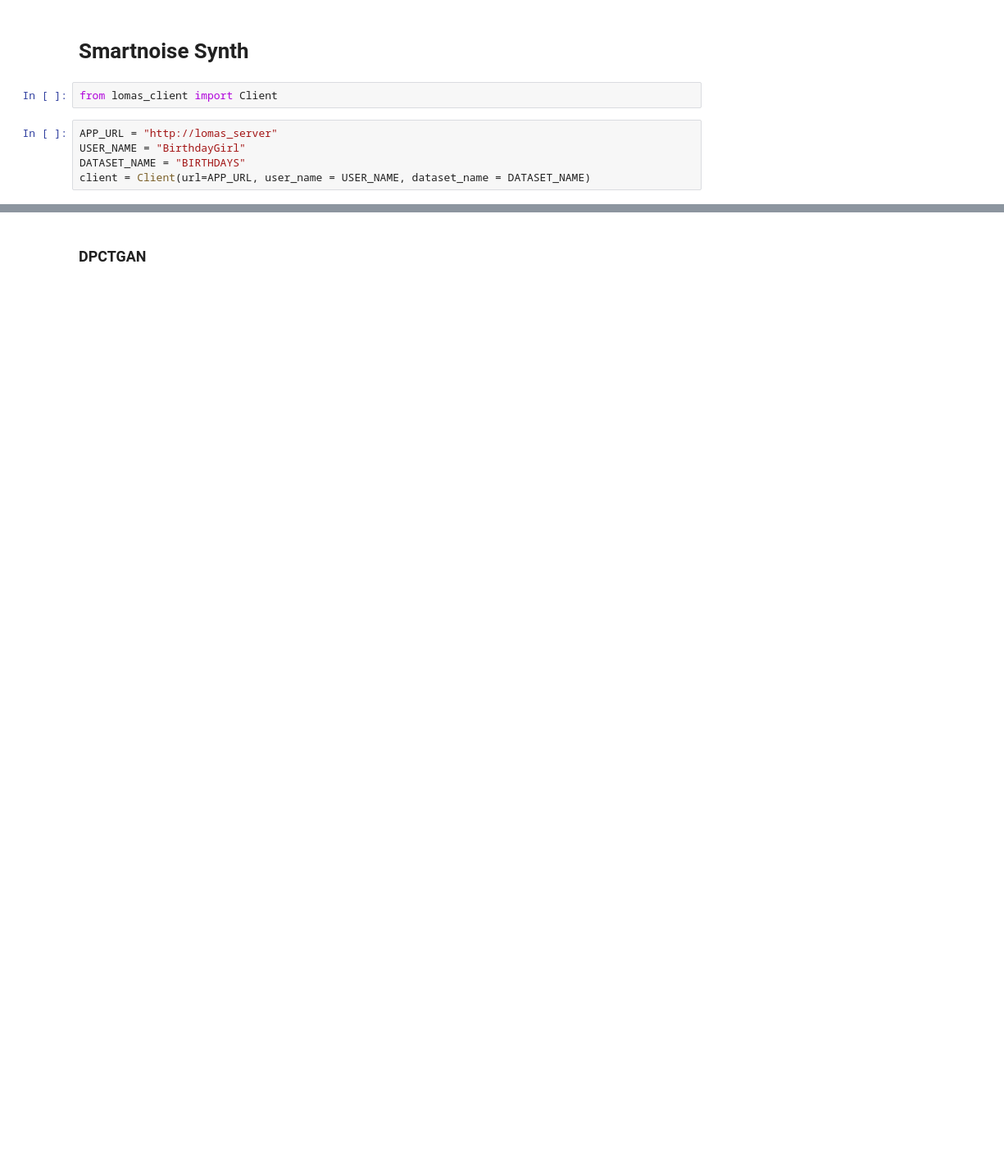
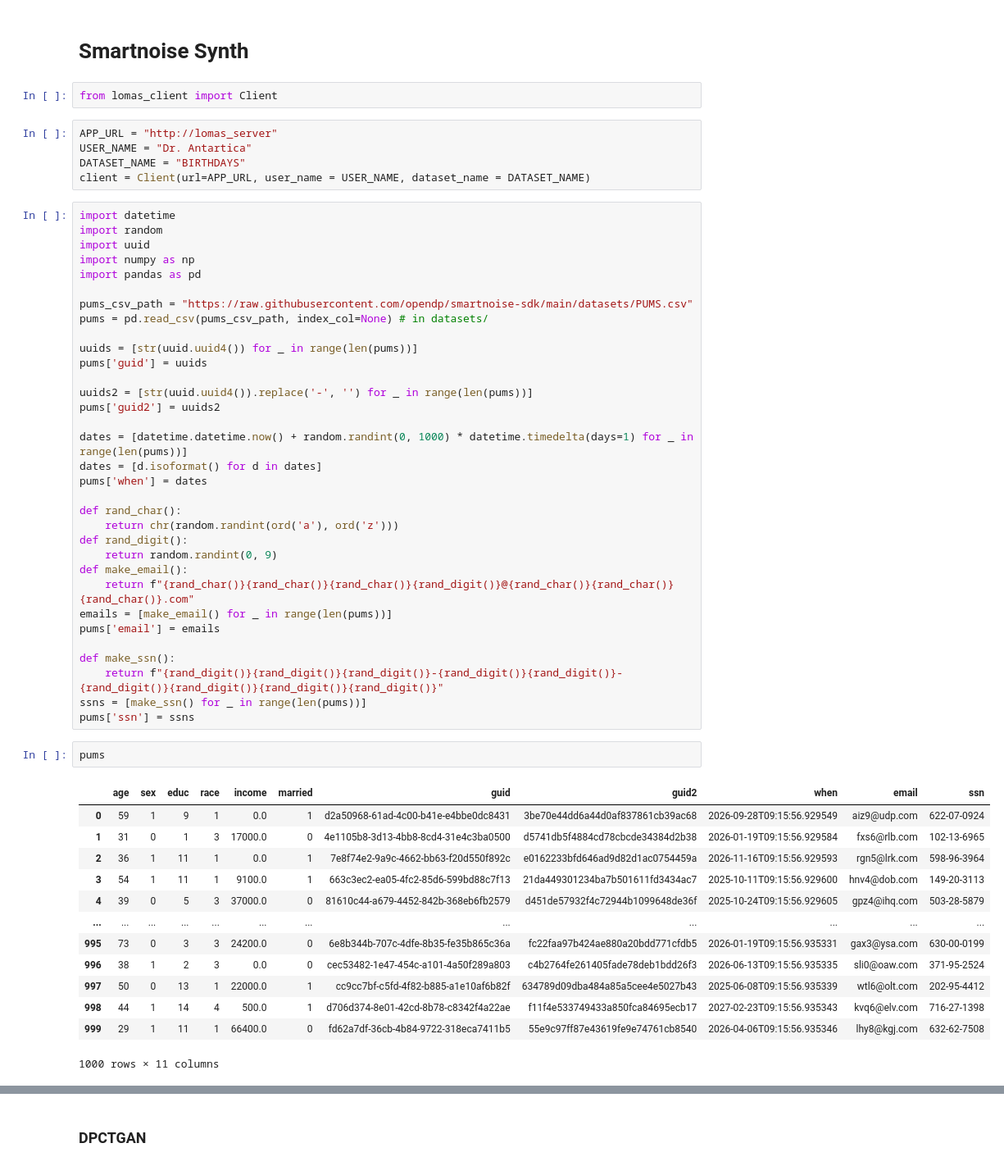
Before and after one commit to dscc-admin-ch/lomas, a Jupyter notebook: client/notebooks/SmartnoiseSynth.ipynb, the cells around one changed output, grey strips where cells are left out. Shown at 82% size. Cells and saved outputs as stored; diff of their text form; blank space fills up the shorter version.

Commit message:
adding datetime support, fix error, add test, add dataset

```diff
--- a/client/notebooks/SmartnoiseSynth.ipynb
+++ b/client/notebooks/SmartnoiseSynth.ipynb
@@ -4,6 +4,55 @@
 from lomas_client import Client
 # %%
 APP_URL = "http://lomas_server"
-USER_NAME = "BirthdayGirl"
+USER_NAME = "Dr. Antartica"
 DATASET_NAME = "BIRTHDAYS"
 client = Client(url=APP_URL, user_name = USER_NAME, dataset_name = DATASET_NAME)
+# %%
+import datetime
+import random
+import uuid
+import numpy as np
+import pandas as pd
+
+pums_csv_path = "https://raw.githubusercontent.com/opendp/smartnoise-sdk/main/datasets/PUMS.csv"
+pums = pd.read_csv(pums_csv_path, index_col=None) # in datasets/
+
+uuids = [str(uuid.uuid4()) for _ in range(len(pums))]
+pums['guid'] = uuids
+
+uuids2 = [str(uuid.uuid4()).replace('-', '') for _ in range(len(pums))]
+pums['guid2'] = uuids2
+
+dates = [datetime.datetime.now() + random.randint(0, 1000) * datetime.timedelta(days=1) for _ in range(len(pums))]
+dates = [d.isoformat() for d in dates]
+pums['when'] = dates
+
+def rand_char():
+    return chr(random.randint(ord('a'), ord('z')))
+def rand_digit():
+    return random.randint(0, 9)
+def make_email():
+    return f"{rand_char()}{rand_char()}{rand_char()}{rand_digit()}@{rand_char()}{rand_char()}{rand_char()}.com"
+emails = [make_email() for _ in range(len(pums))]
+pums['email'] = emails
+
+def make_ssn():
+    return f"{rand_digit()}{rand_digit()}{rand_digit()}-{rand_digit()}{rand_digit()}-{rand_digit()}{rand_digit()}{rand_digit()}{rand_digit()}"
+ssns = [make_ssn() for _ in range(len(pums))]
+pums['ssn'] = ssns
+# %%
+pums
+# %% [output]
+|  | age | sex | educ | race | income | married | guid | guid2 | when | email | ssn |
+| 0 | 59 | 1 | 9 | 1 | 0.0 | 1 | d2a50968-61ad-4c00-b41e-e4bbe0dc8431 | 3be70e44dd6a44d0af837861cb39ac68 | 2026-09-28T09:15:56.929549 | aiz9@udp.com | 622-07-0924 |
+| 1 | 31 | 0 | 1 | 3 | 17000.0 | 0 | 4e1105b8-3d13-4bb8-8cd4-31e4c3ba0500 | d5741db5f4884cd78cbcde34384d2b38 | 2026-01-19T09:15:56.929584 | fxs6@rlb.com | 102-13-6965 |
+| 2 | 36 | 1 | 11 | 1 | 0.0 | 1 | 7e8f74e2-9a9c-4662-bb63-f20d550f892c | e0162233bfd646ad9d82d1ac0754459a | 2026-11-16T09:15:56.929593 | rgn5@lrk.com | 598-96-3964 |
+| 3 | 54 | 1 | 11 | 1 | 9100.0 | 1 | 663c3ec2-ea05-4fc2-85d6-599bd88c7f13 | 21da449301234ba7b501611fd3434ac7 | 2025-10-11T09:15:56.929600 | hnv4@dob.com | 149-20-3113 |
+| 4 | 39 | 0 | 5 | 3 | 37000.0 | 0 | 81610c44-a679-4452-842b-368eb6fb2579 | d451de57932f4c72944b1099648de36f | 2025-10-24T09:15:56.929605 | gpz4@ihq.com | 503-28-5879 |
+| ... | ... | ... | ... | ... | ... | ... | ... | ... | ... | ... | ... |
+| 995 | 73 | 0 | 3 | 3 | 24200.0 | 0 | 6e8b344b-707c-4dfe-8b35-fe35b865c36a | fc22faa97b424ae880a20bdd771cfdb5 | 2026-01-19T09:15:56.935331 | gax3@ysa.com | 630-00-0199 |
+| 996 | 38 | 1 | 2 | 3 | 0.0 | 0 | cec53482-1e47-454c-a101-4a50f289a803 | c4b2764fe261405fade78deb1bdd26f3 | 2026-06-13T09:15:56.935335 | sli0@oaw.com | 371-95-2524 |
+| 997 | 50 | 0 | 13 | 1 | 22000.0 | 1 | cc9cc7bf-c5fd-4f82-b885-a1e10af6b82f | 634789d09dba484a85a5cee4e5027b43 | 2025-06-08T09:15:56.935339 | wtl6@olt.com | 202-95-4412 |
+| 998 | 44 | 1 | 14 | 4 | 500.0 | 1 | d706d374-8e01-42cd-8b78-c8342f4a22ae | f11f4e533749433a850fca84695ecb17 | 2027-02-23T09:15:56.935343 | kvq6@elv.com | 716-27-1398 |
+| 999 | 29 | 1 | 11 | 1 | 66400.0 | 0 | fd62a7df-36cb-4b84-9722-318eca7411b5 | 55e9c97ff87e43619fe9e74761cb8540 | 2026-04-06T09:15:56.935346 | lhy8@kgj.com | 632-62-7508 |
+1000 rows × 11 columns
```
Also changed, not shown: parts of 30 cells of this notebook, 11 other files.
